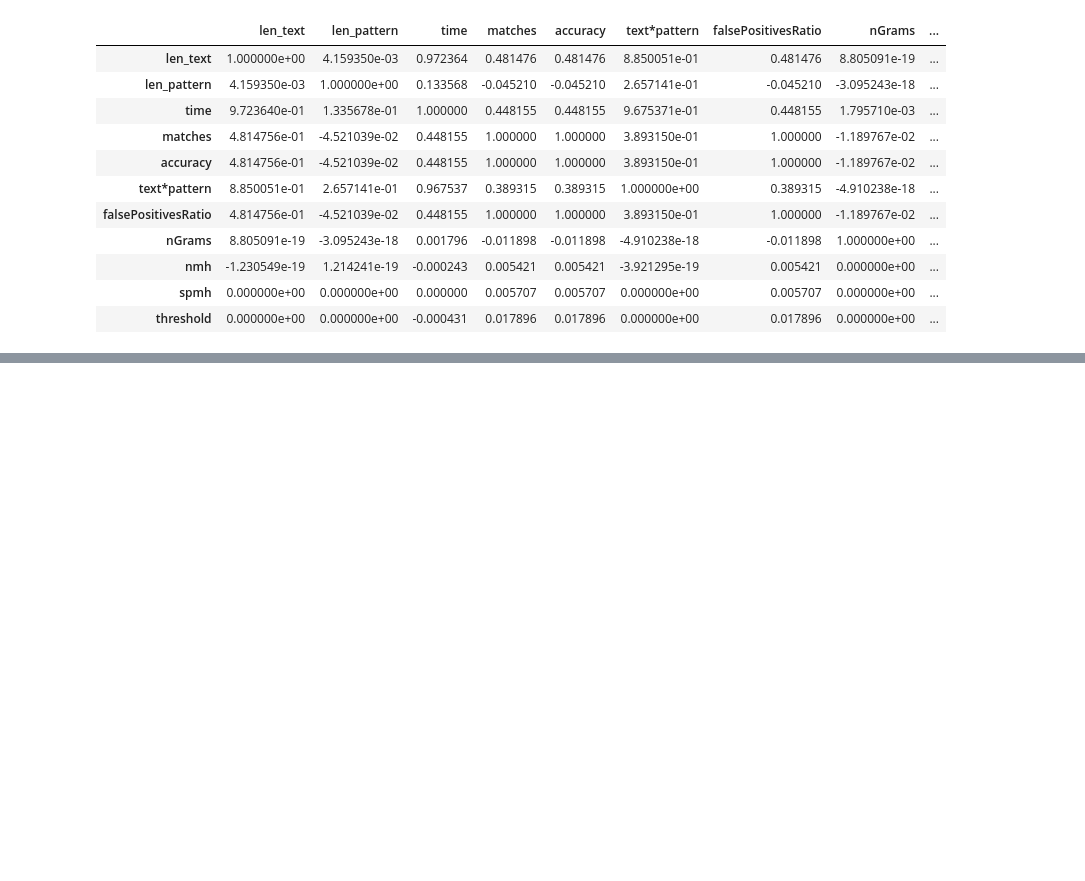
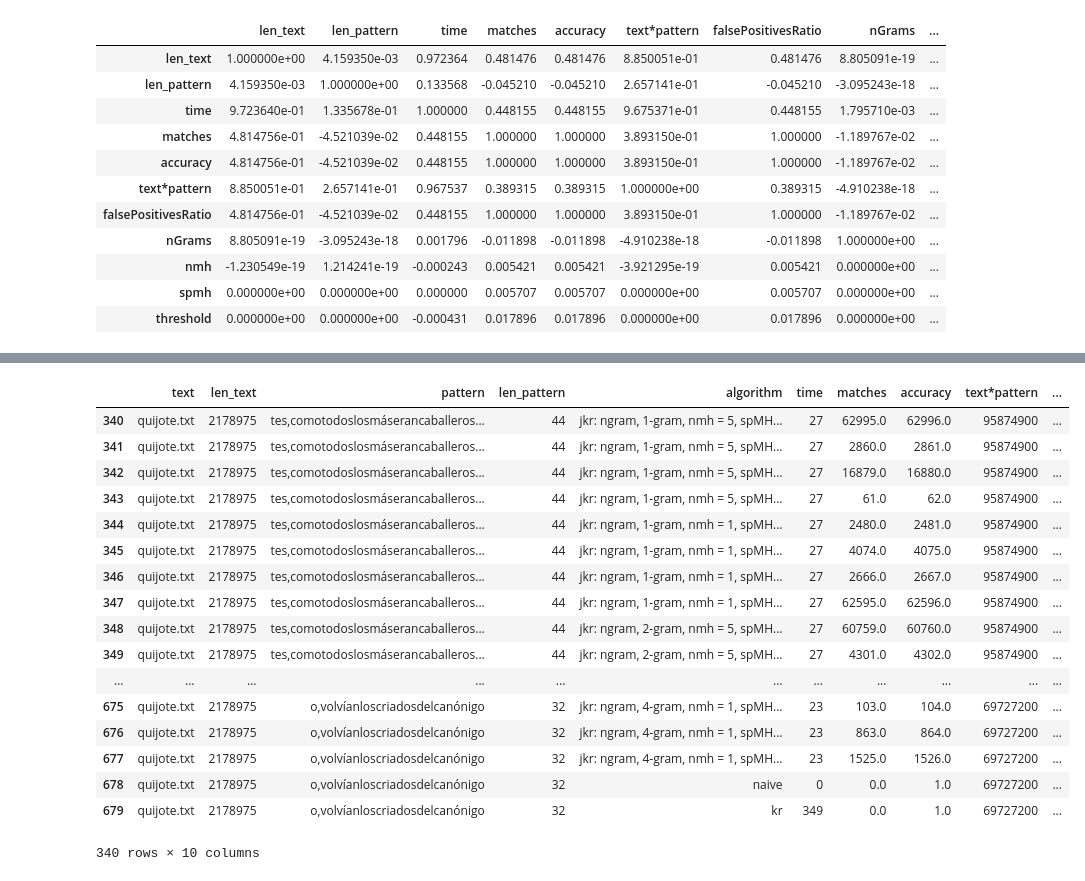
Before and after one commit to LeoCenturion/tda, a Jupyter notebook: Untitled.ipynb, the cells around one changed output, grey strips where cells are left out. Saved outputs shown, nothing was run; the diff lists cells and outputs as text; code cells hidden in the pictures; blank space fills up the shorter version.

```diff
--- a/Untitled.ipynb
+++ b/Untitled.ipynb
@@ -143,0 +140,21 @@ plt.show()
+# %%
+df[df.text=="quijote.txt"]
+# %% [output]
+|  | text | len_text | pattern | len_pattern | algorithm | time | matches | accuracy | text*pattern | ... |
+| 340 | quijote.txt | 2178975 | tes,comotodoslosmáserancaballeros... | 44 | jkr: ngram, 1-gram, nmh = 5, spMH... | 27 | 62995.0 | 62996.0 | 95874900 | ... |
+| 341 | quijote.txt | 2178975 | tes,comotodoslosmáserancaballeros... | 44 | jkr: ngram, 1-gram, nmh = 5, spMH... | 27 | 2860.0 | 2861.0 | 95874900 | ... |
+| 342 | quijote.txt | 2178975 | tes,comotodoslosmáserancaballeros... | 44 | jkr: ngram, 1-gram, nmh = 5, spMH... | 27 | 16879.0 | 16880.0 | 95874900 | ... |
+| 343 | quijote.txt | 2178975 | tes,comotodoslosmáserancaballeros... | 44 | jkr: ngram, 1-gram, nmh = 5, spMH... | 27 | 61.0 | 62.0 | 95874900 | ... |
+| 344 | quijote.txt | 2178975 | tes,comotodoslosmáserancaballeros... | 44 | jkr: ngram, 1-gram, nmh = 1, spMH... | 27 | 2480.0 | 2481.0 | 95874900 | ... |
+| 345 | quijote.txt | 2178975 | tes,comotodoslosmáserancaballeros... | 44 | jkr: ngram, 1-gram, nmh = 1, spMH... | 27 | 4074.0 | 4075.0 | 95874900 | ... |
+| 346 | quijote.txt | 2178975 | tes,comotodoslosmáserancaballeros... | 44 | jkr: ngram, 1-gram, nmh = 1, spMH... | 27 | 2666.0 | 2667.0 | 95874900 | ... |
+| 347 | quijote.txt | 2178975 | tes,comotodoslosmáserancaballeros... | 44 | jkr: ngram, 1-gram, nmh = 1, spMH... | 27 | 62595.0 | 62596.0 | 95874900 | ... |
+| 348 | quijote.txt | 2178975 | tes,comotodoslosmáserancaballeros... | 44 | jkr: ngram, 2-gram, nmh = 5, spMH... | 27 | 60759.0 | 60760.0 | 95874900 | ... |
+| 349 | quijote.txt | 2178975 | tes,comotodoslosmáserancaballeros... | 44 | jkr: ngram, 2-gram, nmh = 5, spMH... | 27 | 4301.0 | 4302.0 | 95874900 | ... |
+| ... | ... | ... | ... | ... | ... | ... | ... | ... | ... | ... |
+| 675 | quijote.txt | 2178975 | o,volvíanloscriadosdelcanónigo | 32 | jkr: ngram, 4-gram, nmh = 1, spMH... | 23 | 103.0 | 104.0 | 69727200 | ... |
+| 676 | quijote.txt | 2178975 | o,volvíanloscriadosdelcanónigo | 32 | jkr: ngram, 4-gram, nmh = 1, spMH... | 23 | 863.0 | 864.0 | 69727200 | ... |
+| 677 | quijote.txt | 2178975 | o,volvíanloscriadosdelcanónigo | 32 | jkr: ngram, 4-gram, nmh = 1, spMH... | 23 | 1525.0 | 1526.0 | 69727200 | ... |
+| 678 | quijote.txt | 2178975 | o,volvíanloscriadosdelcanónigo | 32 | naive | 0 | 0.0 | 1.0 | 69727200 | ... |
+| 679 | quijote.txt | 2178975 | o,volvíanloscriadosdelcanónigo | 32 | kr | 349 | 0.0 | 1.0 | 69727200 | ... |
+340 rows × 10 columns
```
Also changed, not shown: parts of 12 cells of this notebook, 13 other files.
